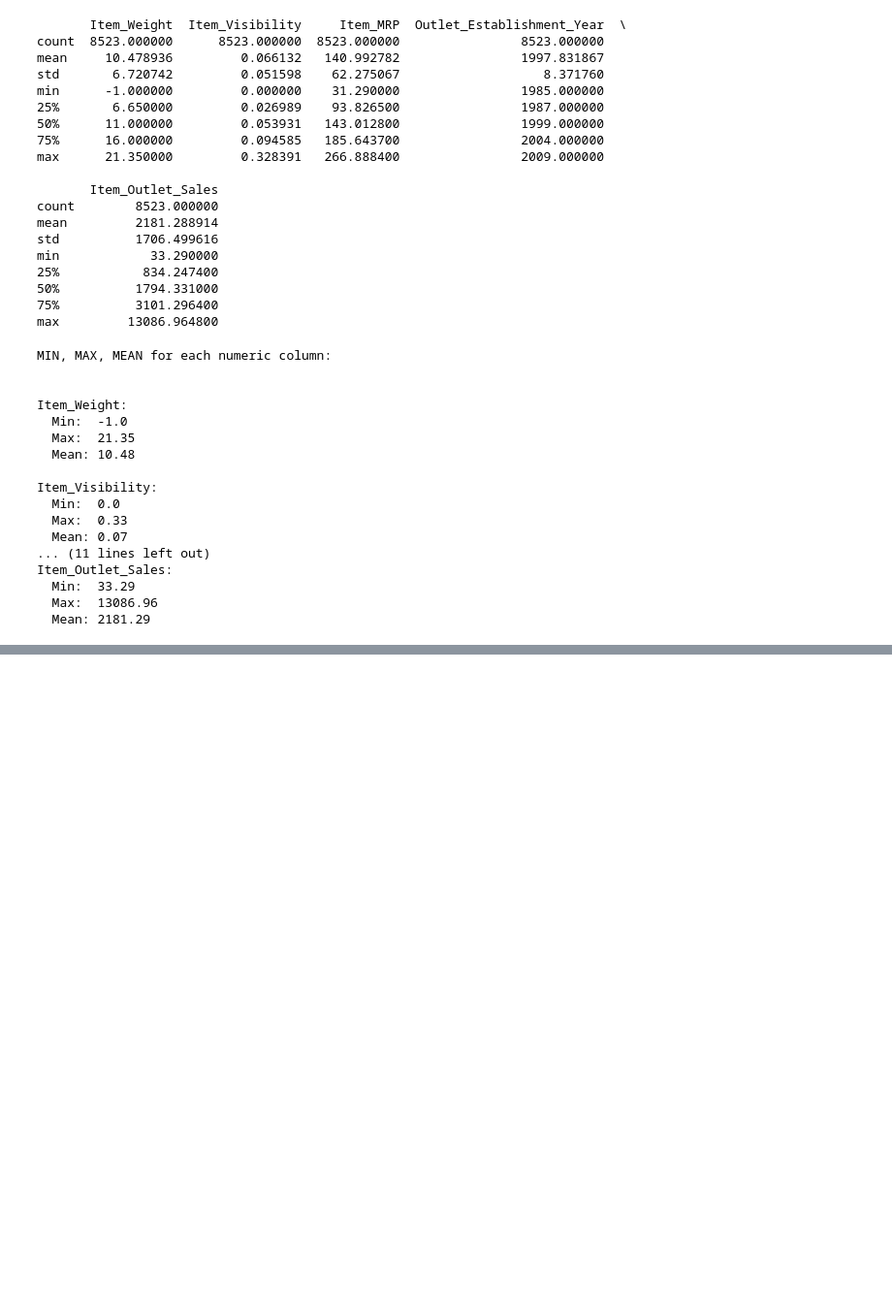
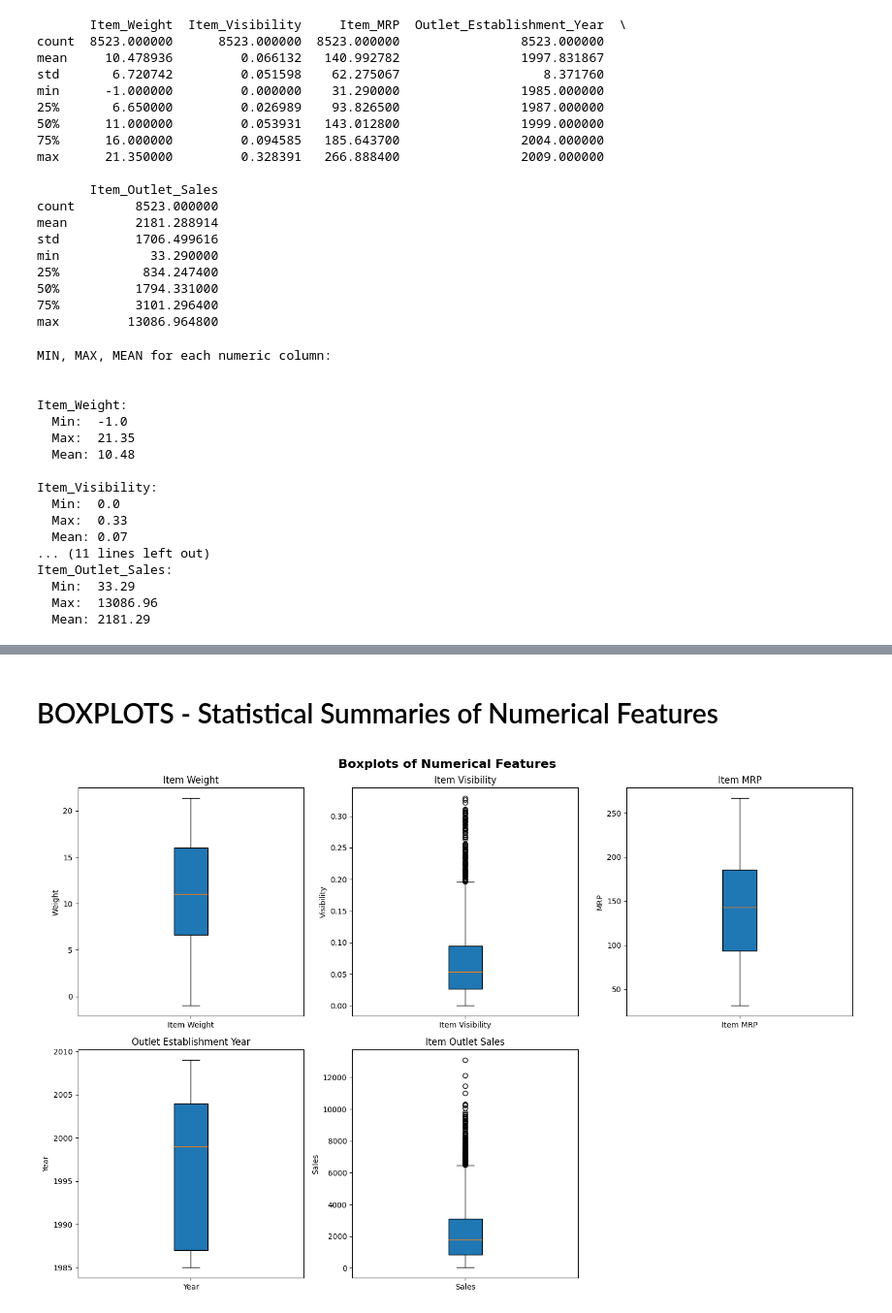
Before and after one commit to Afnankh00/Prediction-of-Product-Sales, a Jupyter notebook: Prediction_of_Product_Sales.ipynb, the cells around one changed output, grey strips where cells are left out. Shown at 97% size. Saved outputs shown, nothing was run; the diff lists cells and outputs as text; code cells hidden in the pictures; blank space fills up the shorter version.

```diff
--- a/Prediction_of_Product_Sales.ipynb
+++ b/Prediction_of_Product_Sales.ipynb
@@ -292,0 +313,38 @@ Item_Outlet_Sales:
+# %% [markdown]
+# BOXPLOTS - Statistical Summaries of Numerical Features
+# %%
+fig, axes = plt.subplots(2, 3, figsize=(15, 10))
+fig.suptitle('Boxplots of Numerical Features', fontsize=16, fontweight='bold')
+
+# Item_Weight
+axes[0, 0].boxplot(df['Item_Weight'].dropna(), vert=True, patch_artist=True, labels=['Item Weight'])
+axes[0, 0].set_title('Item Weight')
+axes[0, 0].set_ylabel('Weight')
+
+# Item_Visibility
+axes[0, 1].boxplot(df['Item_Visibility'], vert=True, patch_artist=True, labels=['Item Visibility'])
+axes[0, 1].set_title('Item Visibility')
+axes[0, 1].set_ylabel('Visibility')
+
+
+axes[0, 2].boxplot(df['Item_MRP'], vert=True, patch_artist=True, labels=['Item MRP'])
+axes[0, 2].set_title('Item MRP')
+axes[0, 2].set_ylabel('MRP')
+
+# Outlet_Establishment_Year
+axes[1, 0].boxplot(df['Outlet_Establishment_Year'], vert=True, patch_artist=True, labels=['Year'])
+axes[1, 0].set_title('Outlet Establishment Year')
+axes[1, 0].set_ylabel('Year')
+
+# Item_Outlet_Sales
+axes[1, 1].boxplot(df['Item_Outlet_Sales'], vert=True, patch_artist=True, labels=['Sales'])
+axes[1, 1].set_title('Item Outlet Sales')
+axes[1, 1].set_ylabel('Sales')
+
+# Hide the empty subplot
+axes[1, 2].axis('off')
+
+plt.tight_layout()
+plt.show()
+# %% [output]
+[figure, added]
```
Also changed, not shown: parts of 8 cells of this notebook.
